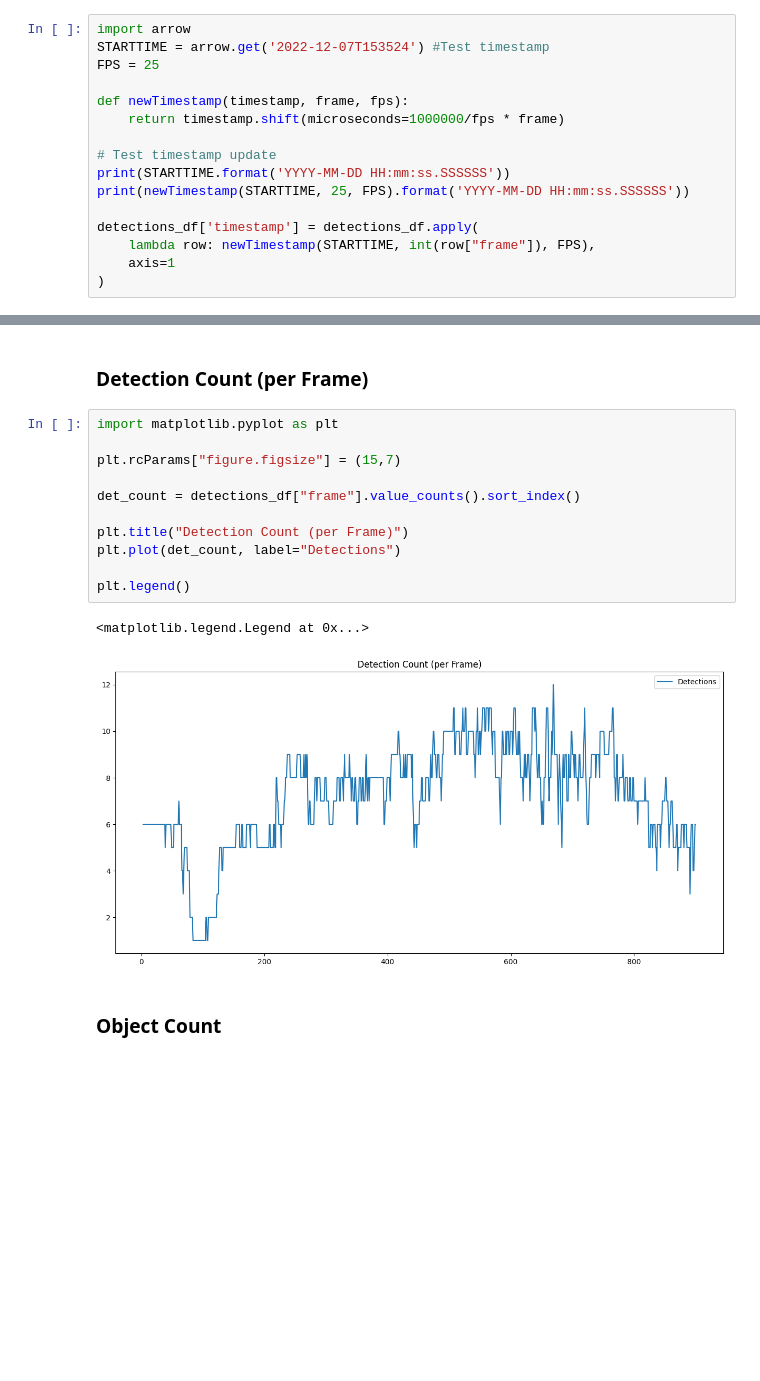
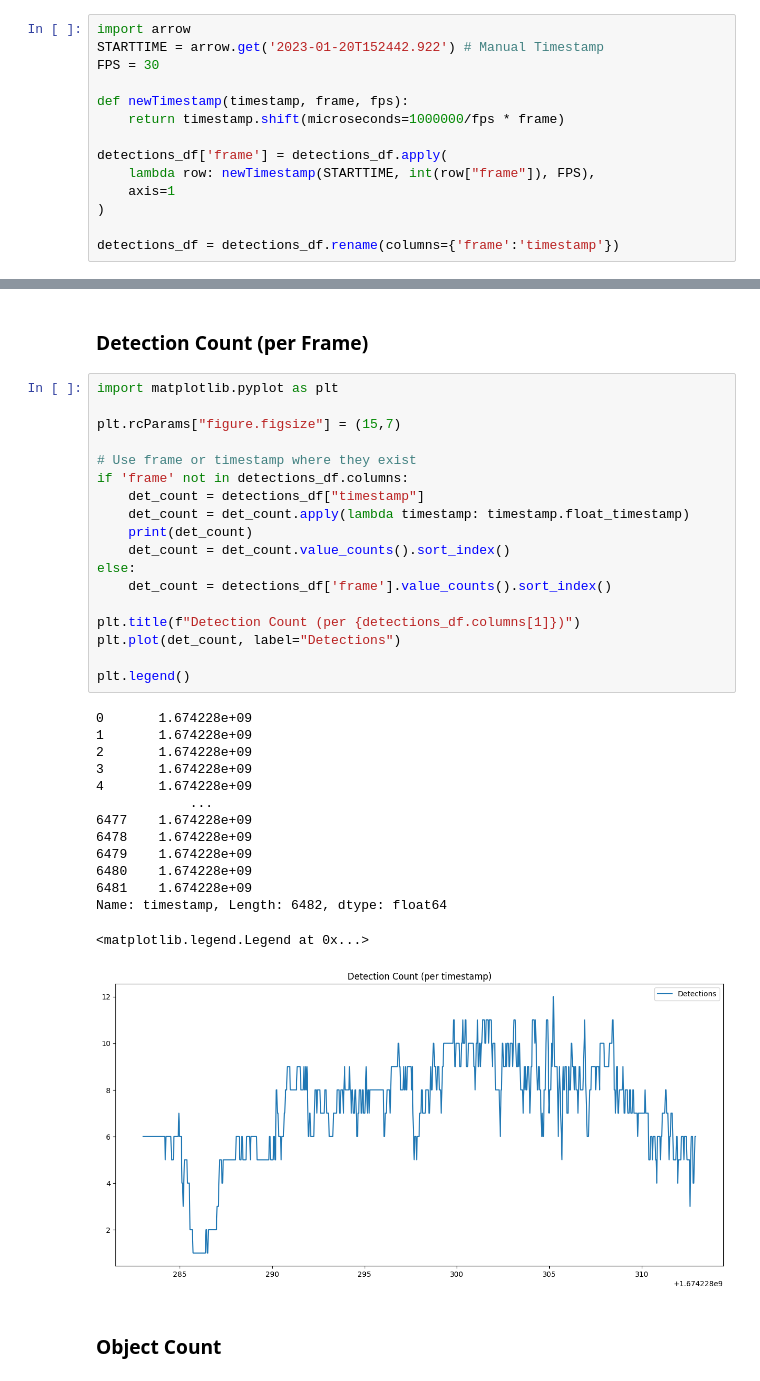
Before and after one commit to MEng-Team-Project/MEng-Team-Project-ML, a Jupyter notebook: notebooks/3. SQLite3 StrongSORT.ipynb, the cells around one changed output, grey strips where cells are left out. Saved outputs shown, nothing was run; the diff lists cells and outputs as text; blank space fills up the shorter version.

Commit message:
Change usage of frames to timestamps

```diff
--- a/notebooks/3. SQLite3 StrongSORT.ipynb
+++ b/notebooks/3. SQLite3 StrongSORT.ipynb
@@ -75,17 +73,15 @@ DatabaseError: Execution failed on sql 'SELECT * FROM detection;': no such table
 ### Change Frames to Timestamp
 # %%
 import arrow
-STARTTIME = arrow.get('2022-12-07T153524') #Test timestamp
-FPS = 25
+STARTTIME = arrow.get('2023-01-20T152442.922') # Manual Timestamp
+FPS = 30
 
 def newTimestamp(timestamp, frame, fps):
     return timestamp.shift(microseconds=1000000/fps * frame)
 
-# Test timestamp update
-print(STARTTIME.format('YYYY-MM-DD HH:mm:ss.SSSSSS'))
-print(newTimestamp(STARTTIME, 25, FPS).format('YYYY-MM-DD HH:mm:ss.SSSSSS'))
-
-detections_df['timestamp'] = detections_df.apply(
+detections_df['frame'] = detections_df.apply(
     lambda row: newTimestamp(STARTTIME, int(row["frame"]), FPS),
     axis=1
 )
+
+detections_df = detections_df.rename(columns={'frame':'timestamp'})
@@ -97,17 +106,36 @@ detections_df['timestamp'] = detections_df.apply(
 # %%
 import matplotlib.pyplot as plt
 
 plt.rcParams["figure.figsize"] = (15,7)
 
-det_count = detections_df["frame"].value_counts().sort_index()
+# Use frame or timestamp where they exist
+if 'frame' not in detections_df.columns:
+    det_count = detections_df["timestamp"]
+    det_count = det_count.apply(lambda timestamp: timestamp.float_timestamp)
+    print(det_count)
+    det_count = det_count.value_counts().sort_index()
+else:
+    det_count = detections_df['frame'].value_counts().sort_index()
 
-plt.title("Detection Count (per Frame)")
+plt.title(f"Detection Count (per {detections_df.columns[1]})")
 plt.plot(det_count, label="Detections")
 
 plt.legend()
 # %% [output]
-<matplotlib.legend.Legend at 0x...>
+0       1.674228e+09
+1       1.674228e+09
+2       1.674228e+09
+3       1.674228e+09
+4       1.674228e+09
+            ...
+6477    1.674228e+09
+6478    1.674228e+09
+6479    1.674228e+09
+6480    1.674228e+09
+6481    1.674228e+09
+Name: timestamp, Length: 6482, dtype: float64
+<matplotlib.legend.Legend at 0x...>
-[figure, old version]
+[figure, new version]
 # %% [markdown]
 ### Object Count
 # %%
```
Also changed, not shown: parts of 6 cells of this notebook.
